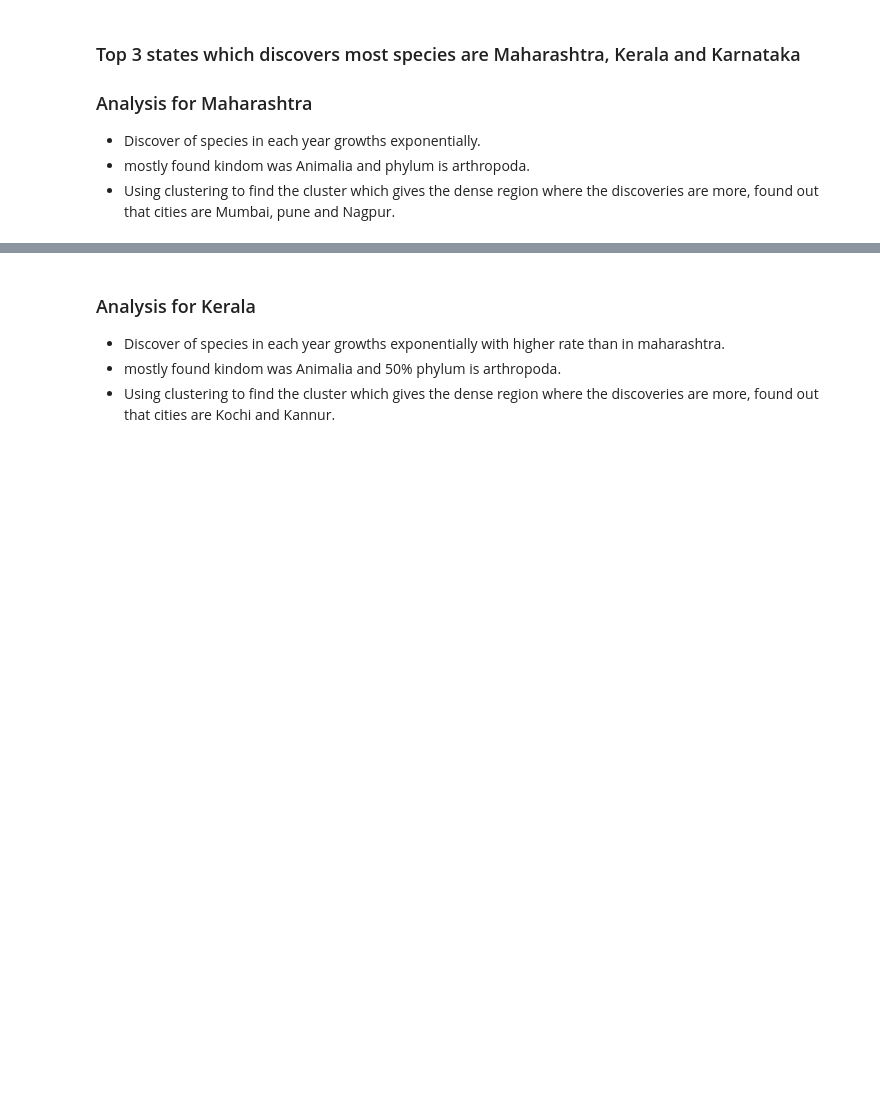
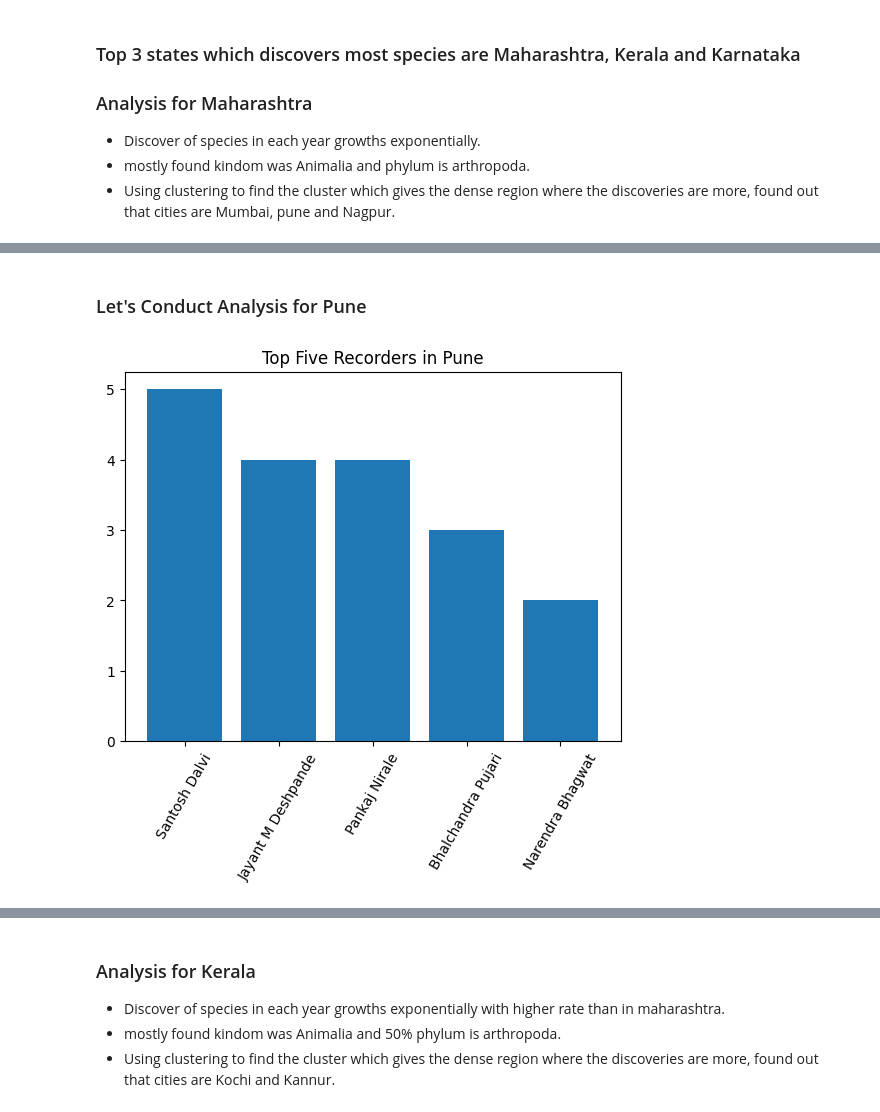
Before and after one commit to kunalgokhe/Analysis-on-observation-of-species, a Jupyter notebook: Code.ipynb, the cells around one changed output, grey strips where cells are left out. Saved outputs shown, nothing was run; the diff lists cells and outputs as text; code cells hidden in the pictures; blank space fills up the shorter version.

Commit message:
Add files via upload
More Detail Analysis

```diff
--- a/Code.ipynb
+++ b/Code.ipynb
@@ -262,0 +264,11 @@ plt.show()
+# %% [markdown]
+### Let's Conduct Analysis for Pune
+# %%
+Idx=np.sqrt((lat-locs[2,0])**2+(lon-locs[2,1])**2)<1
+data = data_india.recordedBy[data_india.stateProvince=="Maharashtra"][Idx].value_counts()
+plt.bar(data.index[0:5],data.values[0:5])
+plt.xticks(rotation=60)
+plt.title('Top Five Recorders in Pune')
+plt.show()
+# %% [output]
+[figure, added]
```
Also changed, not shown: parts of 6 cells of this notebook, 1 other file.
